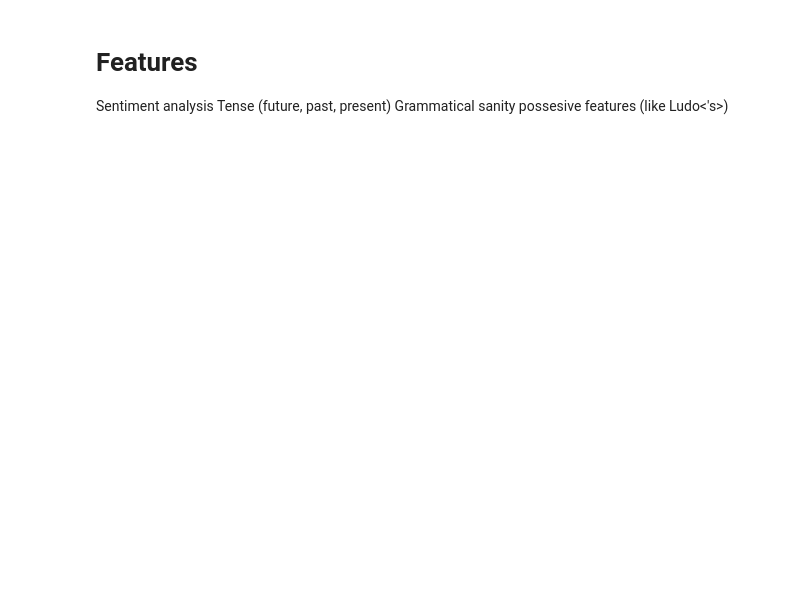
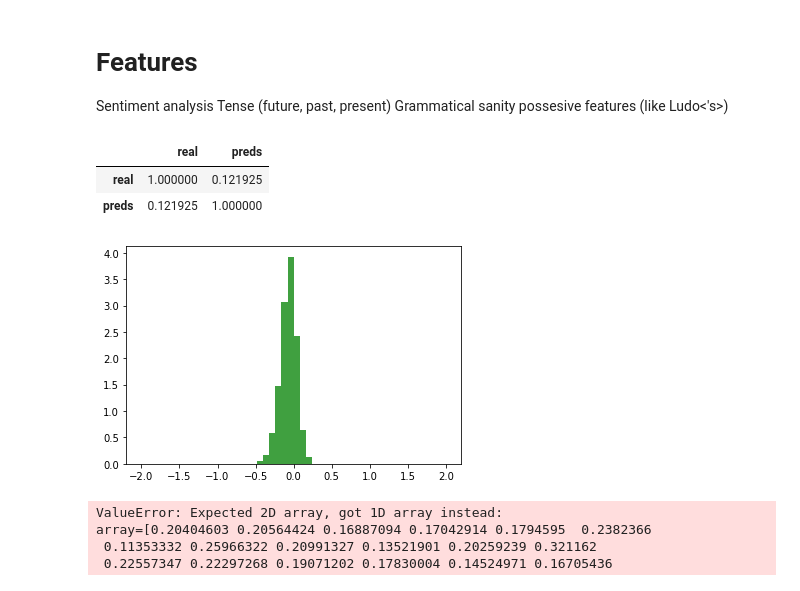
Before and after one commit to ludomitch/rosetta, a Jupyter notebook: Sandbox.ipynb, the cells around one changed output. Saved outputs shown, nothing was run; the diff lists cells and outputs as text; code cells hidden in the pictures; blank space fills up the shorter version.

```diff
--- a/Sandbox.ipynb
+++ b/Sandbox.ipynb
@@ -252,3 +329,54 @@ https://stackoverflow.com/questions/24342886/how-to-install-java-8-on-mac
 https://github.com/myint/language-check/issues/59
 https://github.com/myint/language-check/issues/31
 https://stackoverflow.com/questions/40684543/how-to-make-python-use-ca-certificates-from-mac-os-truststore
+# %%
+from collections import namedtuple
+
+import torch
+from rosetta import RecursiveNN
+import torch.utils.data as data_utils
+import numpy as np
+import pandas as pd
+
+model = torch.load('model.pt')
+# %%
+import joblib
+
+devnlp = np.load("saved_features/dev_nlp.npy", allow_pickle=True)
+devlsr = np.load("saved_features/dev_lsr.npy", allow_pickle=True).reshape(-1,2048)
+devsc= np.load("saved_features/dev_scores.npy", allow_pickle=True)
+dev = namedtuple("res", ['lsr', 'feats', 'scores'])(
+lsr=devlsr, feats=devnlp, scores=devsc)
+dev_ = data_utils.TensorDataset(*[torch.tensor(getattr(dev, i)).float() for i in ['lsr', 'feats', 'scores']])
+# dev_loader = data_utils.DataLoader(dev_, batch_size = hyperParams["batch_size_test"], shuffle = True)
+with torch.no_grad():
+    preds = model.forward(*dev_.tensors[:2]).cpu().numpy()
+scaler = joblib.load('scaler.joblib')
+pd.DataFrame({'real':devsc, 'preds':scaler.inverse_transform(preds.reshape(-1,1)).ravel()}).corr()
+# %% [output]
+|  | real | preds |
+| real | 1.000000 | 0.121925 |
+| preds | 0.121925 | 1.000000 |
+# %%
+import matplotlib.pyplot as plt
+%matplotlib inline
+n, bins, patches = plt.hist(scaler.inverse_transform(preds.reshape(-1,1)), 50,range=(-2,2), density=True, facecolor='g', alpha=0.75)
+# n, bins, patches = plt.hist(devsc, 50, density=True, facecolor='g', alpha=0.75)
+
+# plt.plot(list(range(len(devsc))), np.sort(devsc))
+plt.show()
+# %% [output]
+[figure, added]
+# %%
+trainsc= np.load("saved_features/train_scores.npy", allow_pickle=True)
+
+n, bins, patches = plt.hist(scaler.inverse_transform(preds), 50, density=True,range=(-2, 2), facecolor='g', alpha=0.75)
+
+# plt.plot(list(range(len(devsc))), np.sort(devsc))
+# plt.savefig('imbalanced.eps')
+plt.show()
+# %% [output]
+ValueError: Expected 2D array, got 1D array instead:
+array=[0.20404603 0.20564424 0.16887094 0.17042914 0.1794595  0.2382366
+ 0.11353332 0.25966322 0.20991327 0.13521901 0.20259239 0.321162
+ 0.22557347 0.22297268 0.19071202 0.17830004 0.14524971 0.16705436
```
Also changed, not shown: parts of 26 cells of this notebook, 1 other file.
